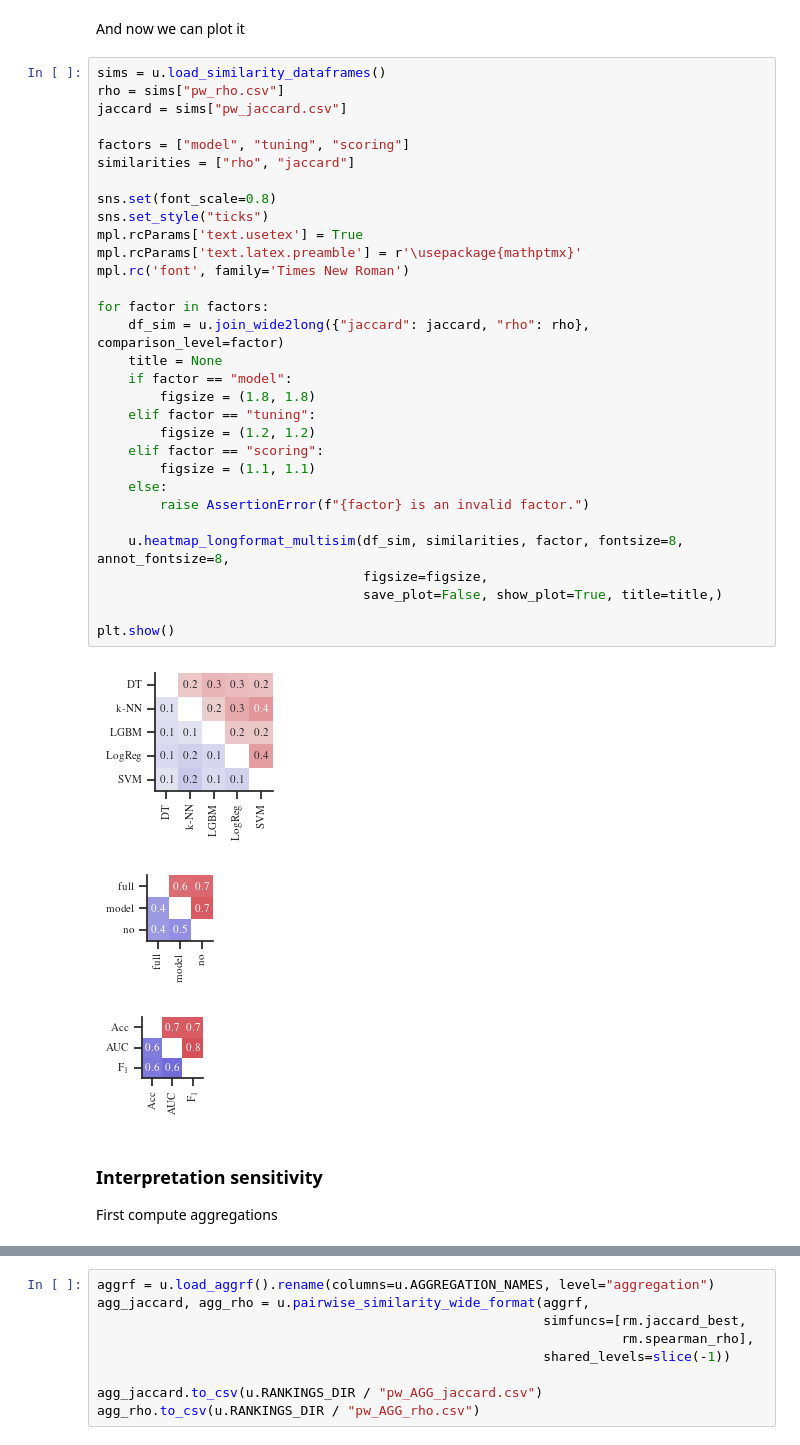
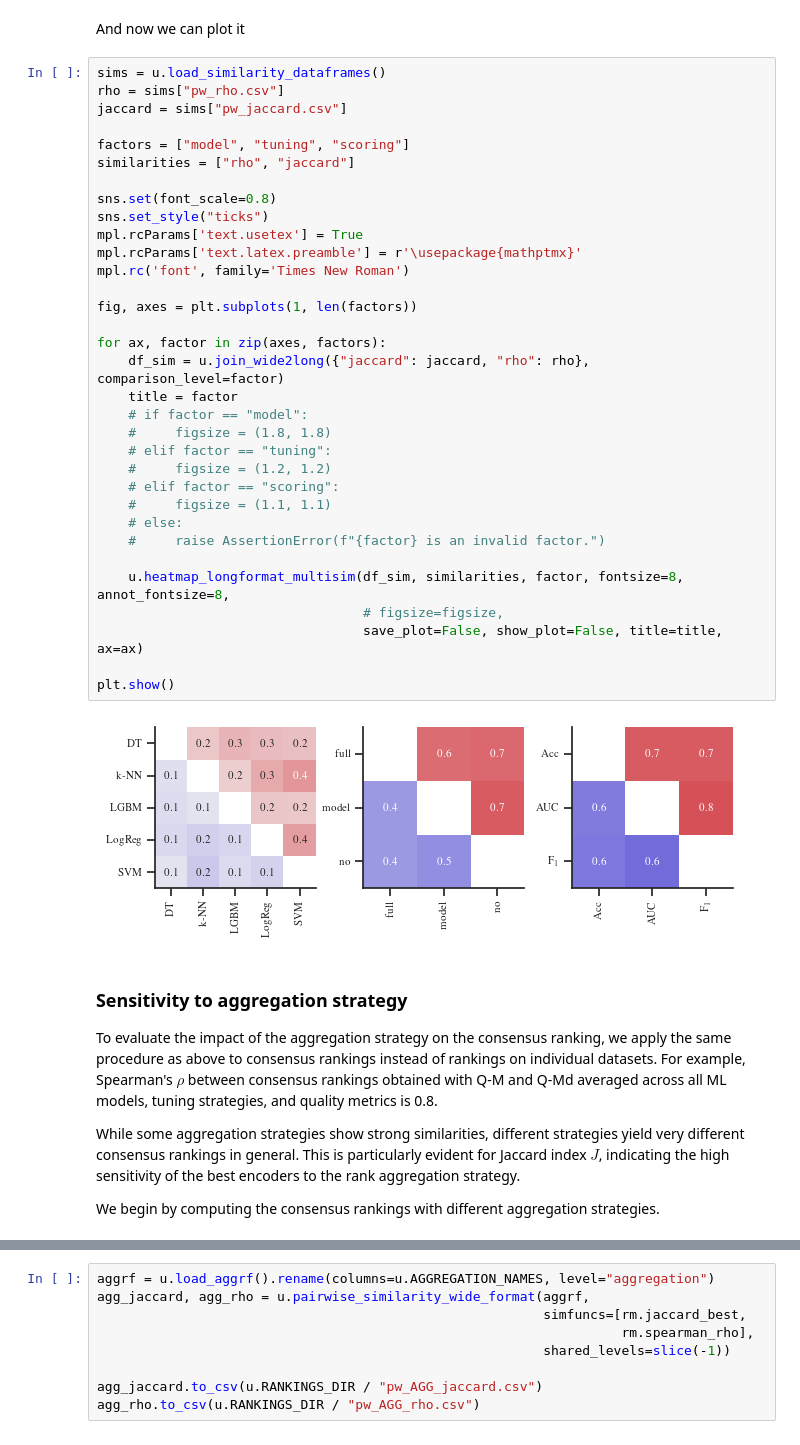
Before and after one commit to DrCohomology/EncoderBenchmarking, a Jupyter notebook: src/result_analysis.ipynb, the cells around one changed output, grey strips where cells are left out. Drawn from its saved outputs; the diff is of its cells as text.

Commit message:
Finalization
Added sketch for cvxpy-based optimization of Kemeny-Young aggregation.
Updated utility modules.
Updated requirements.txt.
Updated result_analysis.pynb.

```diff
--- a/src/result_analysis.ipynb
+++ b/src/result_analysis.ipynb
@@ -37,40 +52,46 @@ And now we can plot it
 # %%
 sims = u.load_similarity_dataframes()
 rho = sims["pw_rho.csv"]
 jaccard = sims["pw_jaccard.csv"]
 
 factors = ["model", "tuning", "scoring"]
 similarities = ["rho", "jaccard"]
 
 sns.set(font_scale=0.8)
 sns.set_style("ticks")
 mpl.rcParams['text.usetex'] = True
 mpl.rcParams['text.latex.preamble'] = r'\usepackage{mathptmx}'
 mpl.rc('font', family='Times New Roman')
 
-for factor in factors:
+fig, axes = plt.subplots(1, len(factors))
+
+for ax, factor in zip(axes, factors):
     df_sim = u.join_wide2long({"jaccard": jaccard, "rho": rho}, comparison_level=factor)
-    title = None
-    if factor == "model":
-        figsize = (1.8, 1.8)
-    elif factor == "tuning":
-        figsize = (1.2, 1.2)
-    elif factor == "scoring":
-        figsize = (1.1, 1.1)
-    else:
-        raise AssertionError(f"{factor} is an invalid factor.")
+    title = factor
+    # if factor == "model":
+    #     figsize = (1.8, 1.8)
+    # elif factor == "tuning":
+    #     figsize = (1.2, 1.2)
+    # elif factor == "scoring":
+    #     figsize = (1.1, 1.1)
+    # else:
+    #     raise AssertionError(f"{factor} is an invalid factor.")
 
     u.heatmap_longformat_multisim(df_sim, similarities, factor, fontsize=8, annot_fontsize=8,
-                                  figsize=figsize,
-                                  save_plot=False, show_plot=True, title=title,)
+                                  # figsize=figsize,
+                                  save_plot=False, show_plot=False, title=title, ax=ax)
 
 plt.show()
 # %% [output]
-[figure, old version]
+[figure, new version]
-[figure, removed]
-[figure, removed]
-# %% [markdown]
-### Interpretation sensitivity
-
-First compute aggregations
+# %% [markdown]
+### Sensitivity to aggregation strategy
+
+To evaluate the impact of the aggregation strategy on the consensus ranking, we apply the same procedure as above to consensus rankings instead of rankings on individual datasets.
+For example, Spearman's $\rho$ between consensus rankings obtained with Q-M and Q-Md averaged across all ML models, tuning strategies, and quality metrics is 0.8.
+
+While some aggregation strategies show strong similarities, different strategies yield very different consensus rankings in general.
+This is particularly evident for Jaccard index $J$, indicating the high sensitivity of the best encoders to the rank aggregation strategy.
+
+We begin by computing the consensus rankings with different aggregation strategies.
 # %%
```
Also changed, not shown: parts of 14 cells of this notebook, 10 other files.
